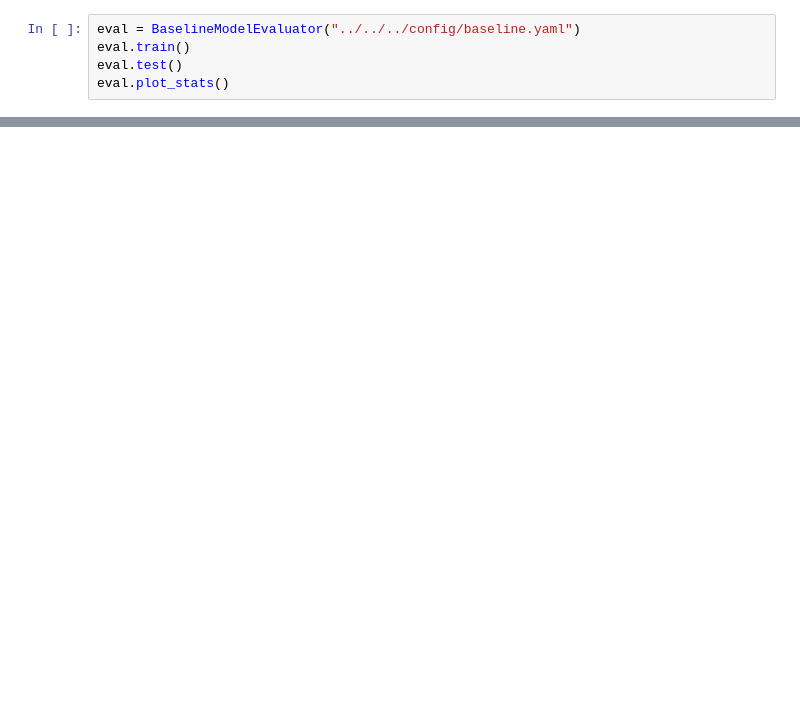
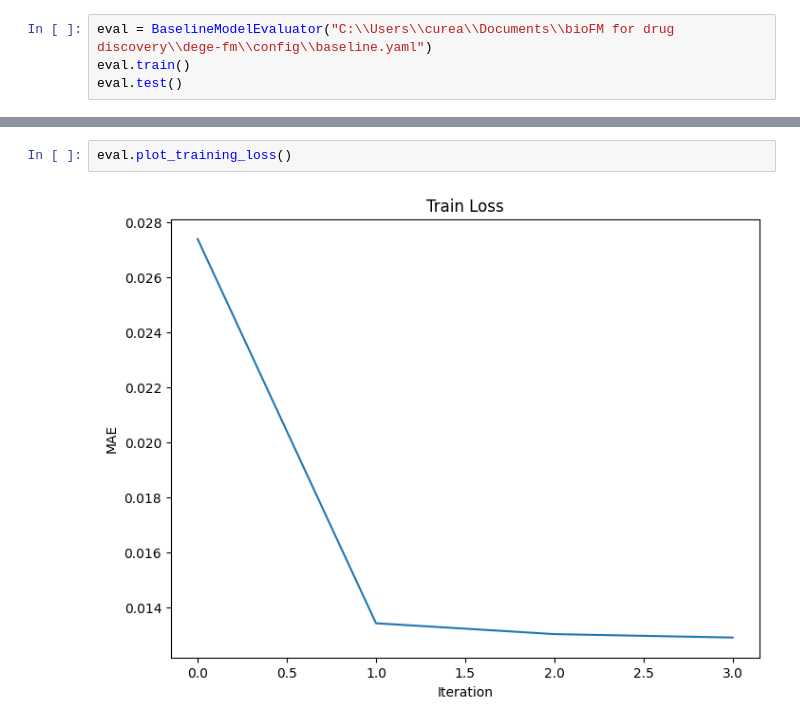
Before and after one commit to VictorCurean/scCPP, a Jupyter notebook: src/perturbation_module/baseline_model_concat/train.ipynb, the cells around one changed output, grey strips where cells are left out. Saved outputs shown, nothing was run; the diff lists cells and outputs as text; blank space fills up the shorter version.

Commit message:
FiLM model working train

```diff
--- a/src/perturbation_module/baseline_model_concat/train.ipynb
+++ b/src/perturbation_module/baseline_model_concat/train.ipynb
@@ -3,8 +4,7 @@ from BaselineModelEvaluator import BaselineModelEvaluator
 # %%
-eval = BaselineModelEvaluator("../../../config/baseline.yaml")
+eval = BaselineModelEvaluator("C:\\Users\\curea\\Documents\\bioFM for drug discovery\\dege-fm\\config\\baseline.yaml")
 eval.train()
 eval.test()
-eval.plot_stats()
 # %% [output]
 Loading sciplex train dataset ...
 Loading sciplex test dataset ...
@@ -12,0 +29,4 @@ Training completed ...
+# %%
+eval.plot_training_loss()
+# %% [output]
+[figure, added]
```
Also changed, not shown: parts of 3 cells of this notebook, 22 other files.
